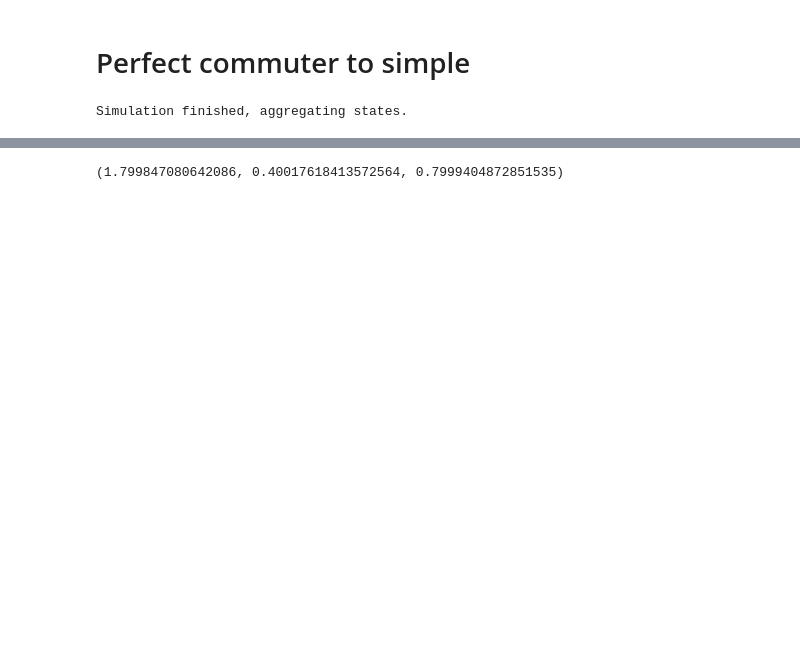
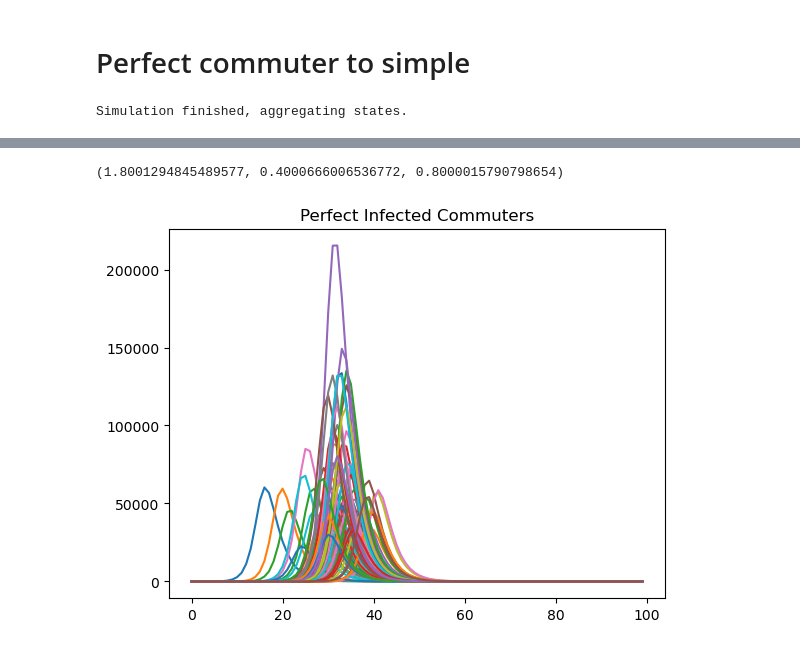
Before and after one commit to joel-winterton/CommutersAndEpidemics, a Jupyter notebook: movement_sampling/movement_samplers_analysis.ipynb, the cells around one changed output, grey strips where cells are left out. Cells and saved outputs as stored; diff of their text form; code cells hidden in the pictures; blank space fills up the shorter version.

```diff
--- a/movement_sampling/movement_samplers_analysis.ipynb
+++ b/movement_sampling/movement_samplers_analysis.ipynb
@@ -56,5 +88,12 @@ plt.show()
 # %%
-perfect_res = fit_model(perfect_sim, od_matrix, pop_sizes, t_delta=1)
+perfect_res = fit_model(perfect_sim[:-1], od_matrix, pop_sizes, t_delta=1)
 perfect_res
 # %% [output]
-(1.799847080642086, 0.40017618413572564, 0.7999404872851535)
+(1.8001294845489577, 0.4000666006536772, 0.8000015790798654)
+# %%
+perfect_commuter_counts = (perfect_sim[3]).sum(axis=2)
+plt.plot(perfect_commuter_counts)
+plt.title('Perfect Infected Commuters')
+plt.show()
+# %% [output]
+[figure, added]
```
Also changed, not shown: parts of 15 cells of this notebook, 11 other files.
